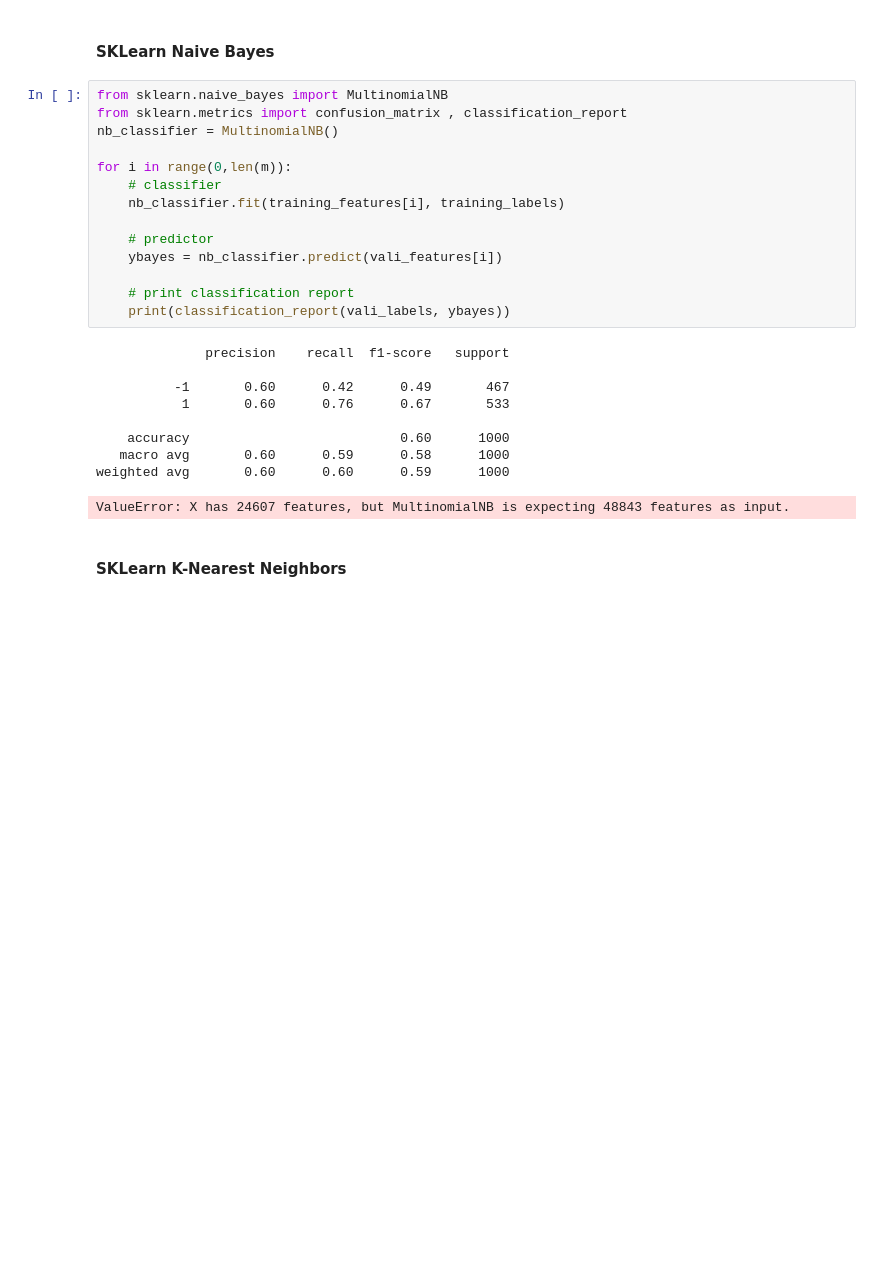
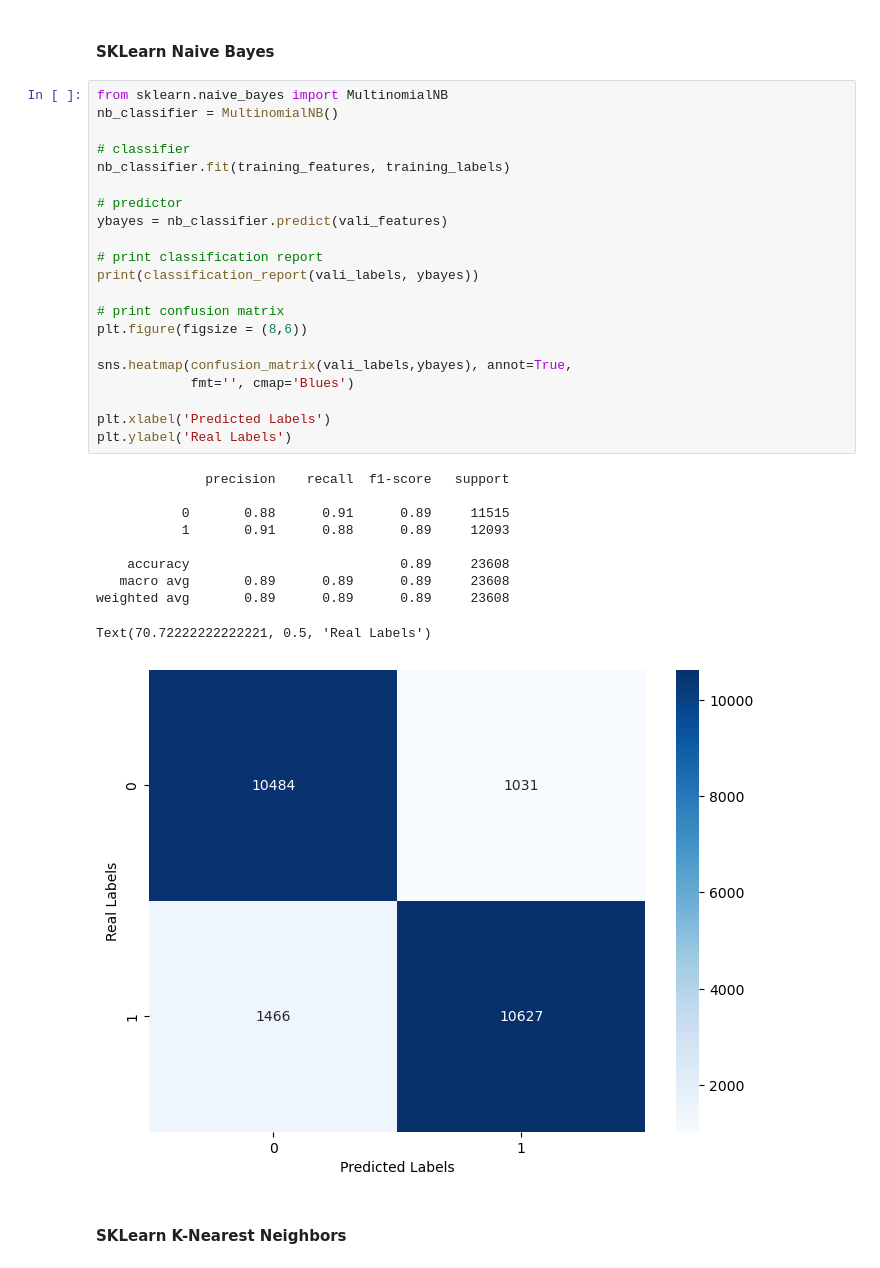
Before and after one commit to ahedrick510/machine_learning, a Jupyter notebook: Final Project/fakenews.ipynb, the cells around one changed output. Cells and saved outputs as stored; diff of their text form; blank space fills up the shorter version.

```diff
--- a/Final Project/fakenews.ipynb
+++ b/Final Project/fakenews.ipynb
@@ -275,27 +287,35 @@ vali_labels = news_validation['label'].values
 #### SKLearn Naive Bayes
 # %%
 from sklearn.naive_bayes import MultinomialNB
-from sklearn.metrics import confusion_matrix , classification_report
 nb_classifier = MultinomialNB()
 
-for i in range(0,len(m)):
-    # classifier
-    nb_classifier.fit(training_features[i], training_labels)
+# classifier
+nb_classifier.fit(training_features, training_labels)
 
-    # predictor
-    ybayes = nb_classifier.predict(vali_features[i])
+# predictor
+ybayes = nb_classifier.predict(vali_features)
 
-    # print classification report
-    print(classification_report(vali_labels, ybayes))
+# print classification report
+print(classification_report(vali_labels, ybayes))
+
+# print confusion matrix
+plt.figure(figsize = (8,6))
+
+sns.heatmap(confusion_matrix(vali_labels,ybayes), annot=True,
+            fmt='', cmap='Blues')
+
+plt.xlabel('Predicted Labels')
+plt.ylabel('Real Labels')
 # %% [output]
               precision    recall  f1-score   support
 
-          -1       0.60      0.42      0.49       467
-           1       0.60      0.76      0.67       533
+           0       0.88      0.91      0.89     11515
+           1       0.91      0.88      0.89     12093
 
-    accuracy                           0.60      1000
-   macro avg       0.60      0.59      0.58      1000
-weighted avg       0.60      0.60      0.59      1000
+    accuracy                           0.89     23608
+   macro avg       0.89      0.89      0.89     23608
+weighted avg       0.89      0.89      0.89     23608
-ValueError: X has 24607 features, but MultinomialNB is expecting 48843 features as input.
+Text(70.72222222222221, 0.5, 'Real Labels')
+[figure, added]
 # %% [markdown]
 #### SKLearn K-Nearest Neighbors
```
Also changed, not shown: parts of 11 cells of this notebook.
